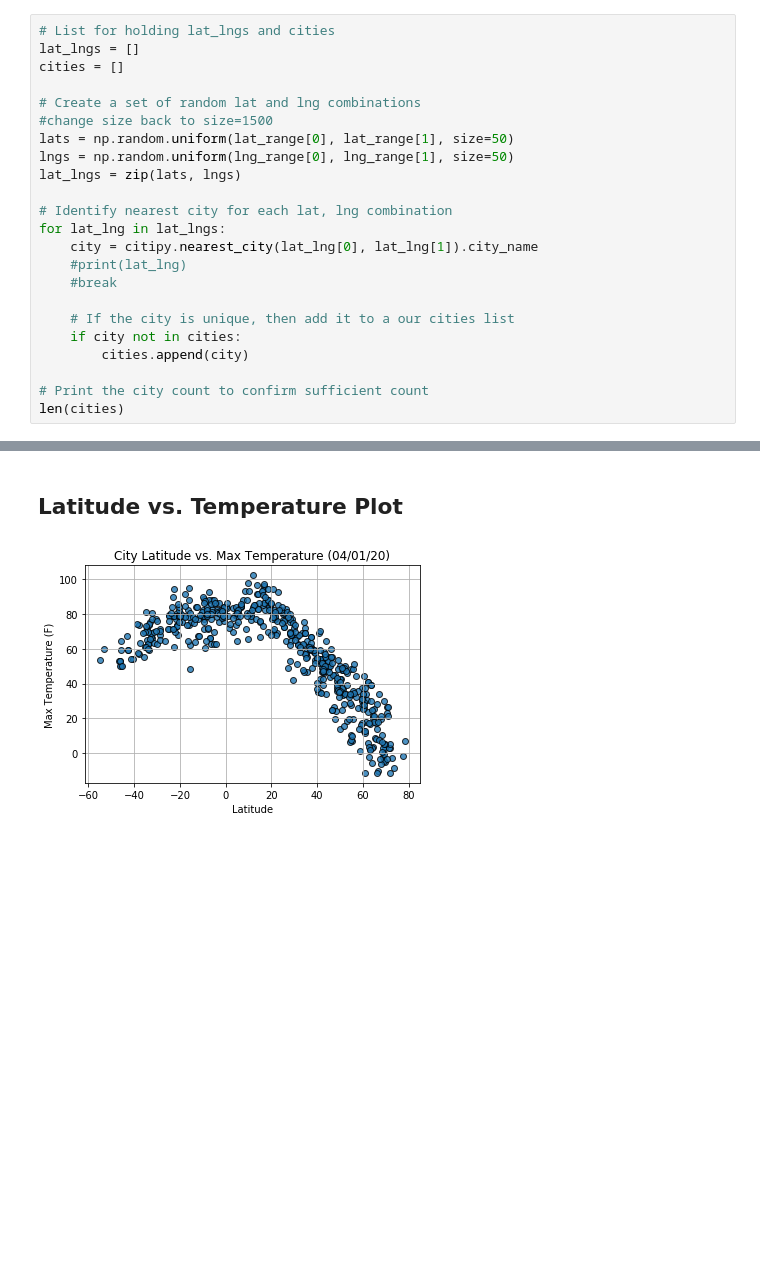
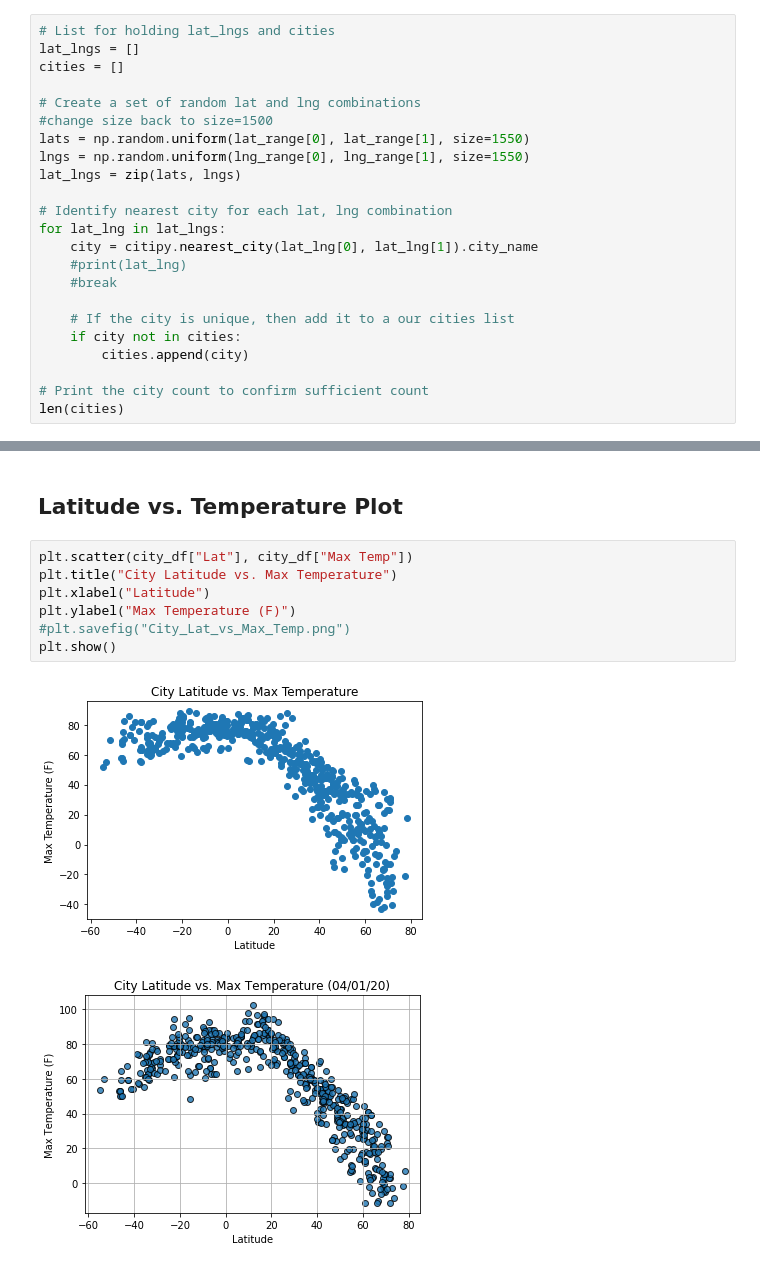
Before and after one commit to araethomp/python-api-challenge, a Jupyter notebook: WeatherPy.ipynb, the cells around one changed output, grey strips where cells are left out. Saved outputs shown, nothing was run; the diff lists cells and outputs as text; blank space fills up the shorter version.

Commit message:
Added scatter plots

```diff
--- a/WeatherPy.ipynb
+++ b/WeatherPy.ipynb
@@ -34,8 +34,8 @@ cities = []
 
 # Create a set of random lat and lng combinations
 #change size back to size=1500
-lats = np.random.uniform(lat_range[0], lat_range[1], size=50)
-lngs = np.random.uniform(lng_range[0], lng_range[1], size=50)
+lats = np.random.uniform(lat_range[0], lat_range[1], size=1550)
+lngs = np.random.uniform(lng_range[0], lng_range[1], size=1550)
 lat_lngs = zip(lats, lngs)
 
 # Identify nearest city for each lat, lng combination
@@ -203,6 +232,15 @@ Int64Index([], dtype='int64')
 * Save the plotted figures as .pngs.
 # %% [markdown]
 ## Latitude vs. Temperature Plot
+# %%
+plt.scatter(city_df["Lat"], city_df["Max Temp"])
+plt.title("City Latitude vs. Max Temperature")
+plt.xlabel("Latitude")
+plt.ylabel("Max Temperature (F)")
+#plt.savefig("City_Lat_vs_Max_Temp.png")
+plt.show()
+# %% [output]
+[figure, added]
 # %%
 # %% [output]
 [figure]
```
Also changed, not shown: parts of 8 cells of this notebook, 3 other files.
